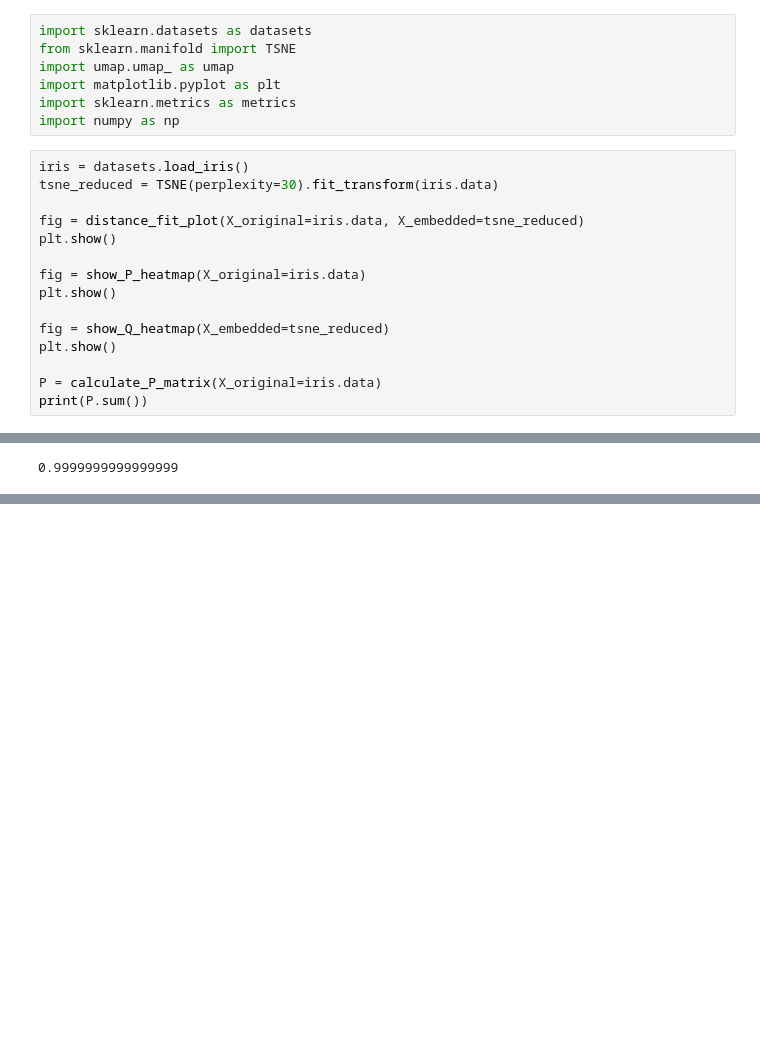
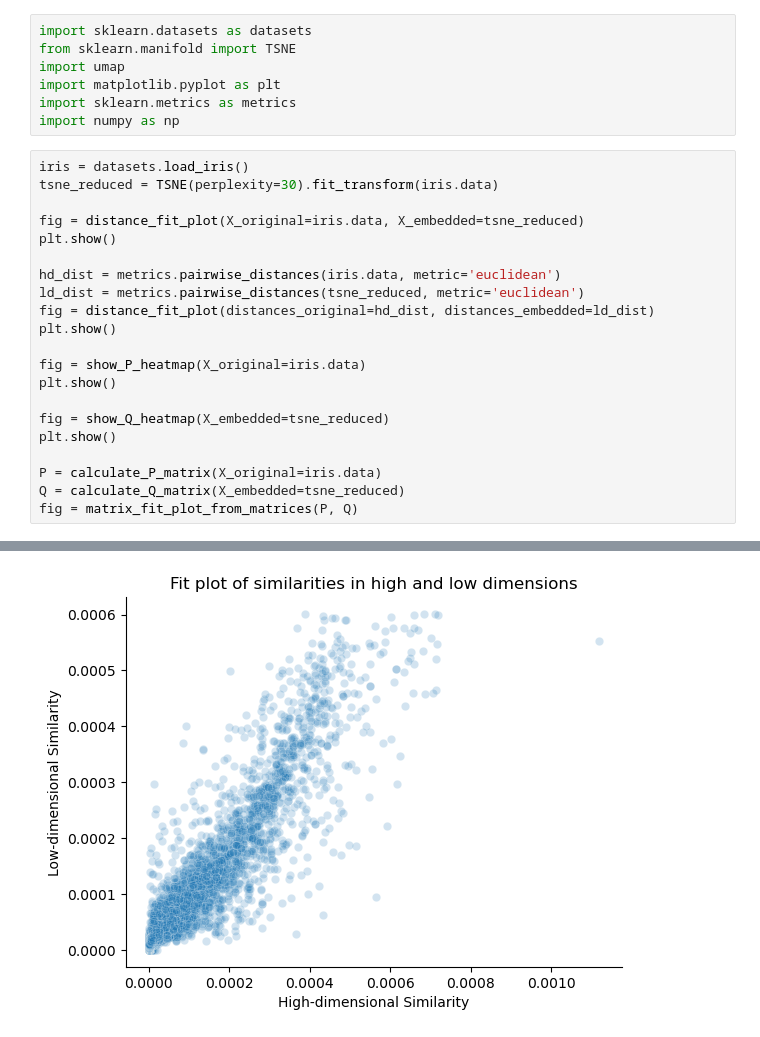
Before and after one commit to dominika-haik/umap_tsne_diagnostics, a Jupyter notebook: dev_test.ipynb, the cells around one changed output, grey strips where cells are left out. Cells and saved outputs as stored; diff of their text form; blank space fills up the shorter version.

Commit message:
matrix fit plot

```diff
--- a/dev_test.ipynb
+++ b/dev_test.ipynb
@@ -10,7 +10,7 @@ sys.path.append(os.path.abspath('..'))  # or path to your project root
 # %%
 import sklearn.datasets as datasets
 from sklearn.manifold import TSNE
-import umap.umap_ as umap
+import umap
 import matplotlib.pyplot as plt
 import sklearn.metrics as metrics
 import numpy as np
@@ -19,6 +19,11 @@ iris = datasets.load_iris()
 tsne_reduced = TSNE(perplexity=30).fit_transform(iris.data)
 
 fig = distance_fit_plot(X_original=iris.data, X_embedded=tsne_reduced)
+plt.show()
+
+hd_dist = metrics.pairwise_distances(iris.data, metric='euclidean')
+ld_dist = metrics.pairwise_distances(tsne_reduced, metric='euclidean')
+fig = distance_fit_plot(distances_original=hd_dist, distances_embedded=ld_dist)
 plt.show()
 
 fig = show_P_heatmap(X_original=iris.data)
@@ -28,6 +33,7 @@ fig = show_Q_heatmap(X_embedded=tsne_reduced)
 plt.show()
 
 P = calculate_P_matrix(X_original=iris.data)
-print(P.sum())
+Q = calculate_Q_matrix(X_embedded=tsne_reduced)
+fig = matrix_fit_plot_from_matrices(P, Q)
 # %% [output]
 [figure]
@@ -36 +41,0 @@ print(P.sum())
-0.9999999999999999
@@ -37,3 +43,4 @@ print(P.sum())
+[figure, added]
 # %%
 fig = show_V_heatmap(X_original=iris.data)
 plt.show()
```
Also changed, not shown: parts of 6 cells of this notebook, 2 other files.
